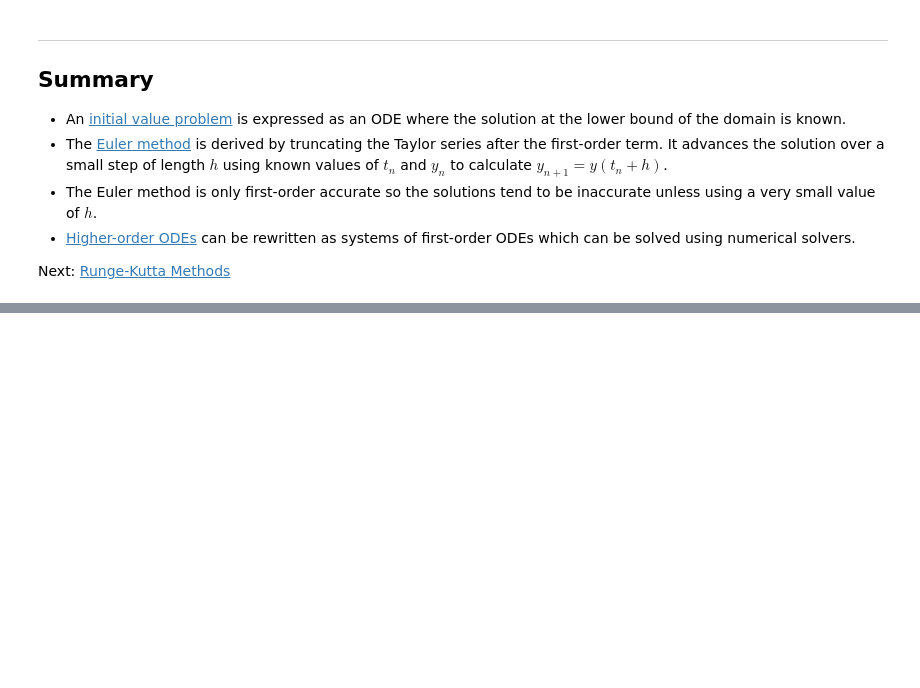
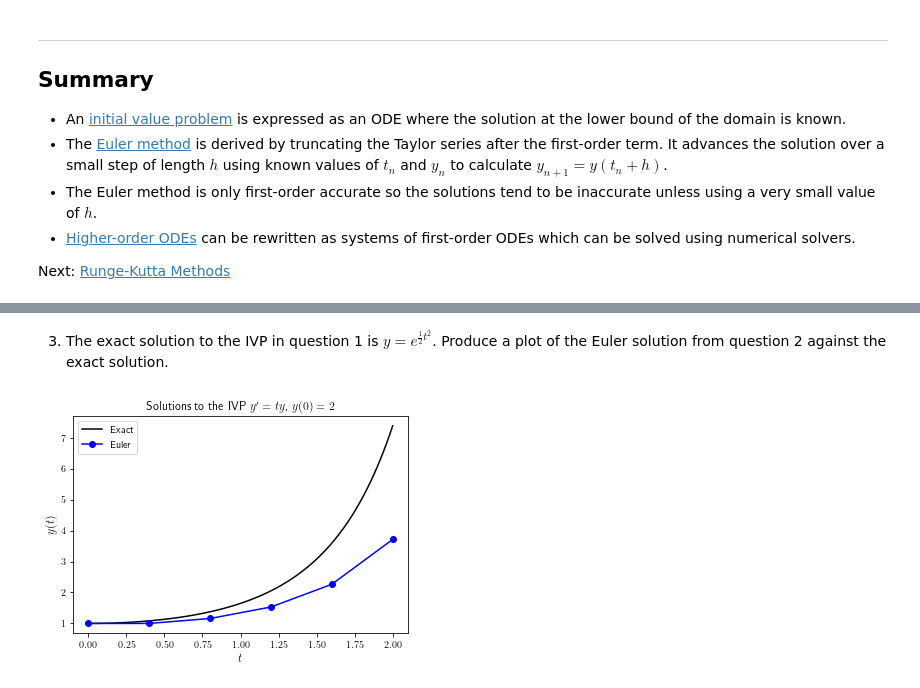
Before and after one commit to drjonshiach/ODEs, a Jupyter notebook: Python/initial_value_problems.ipynb, the cells around one changed output, grey strips where cells are left out. Drawn from its saved outputs; the diff is of its cells as text; code cells hidden in the pictures; blank space fills up the shorter version.

```diff
--- a/Python/initial_value_problems.ipynb
+++ b/Python/initial_value_problems.ipynb
@@ -384,0 +397,20 @@ Next: [Runge-Kutta Methods](runge_kutta_methods.ipynb)
+# %% [markdown]
+3. The exact solution to the IVP in question 1 is $y=e^{\frac{1}{2}t^2}$. Produce a plot of the Euler solution from question 2 against the exact solution.
+# %%
+def exact_sol(t):
+    return np.exp(0.5 * t**2)
+
+# Plot solution
+fig, ax = plt.subplots()
+
+t1 = np.linspace(tspan[0], tspan[1], 100)
+ax.plot(t1, exact_sol(t1), 'k-', label='Exact')
+ax.plot(t, y, 'bo-', label='Euler')
+ax.set_title("Solutions to the IVP $y'=ty$, $y(0)=2$")
+ax.set_xlabel('$t$', fontsize=12)
+ax.set_ylabel('$y(t)$', fontsize=12)
+ax.legend()
+
+plt.show()
+# %% [output]
+[figure, added]
```
Also changed, not shown: parts of 1 cell of this notebook, 2 other files.
